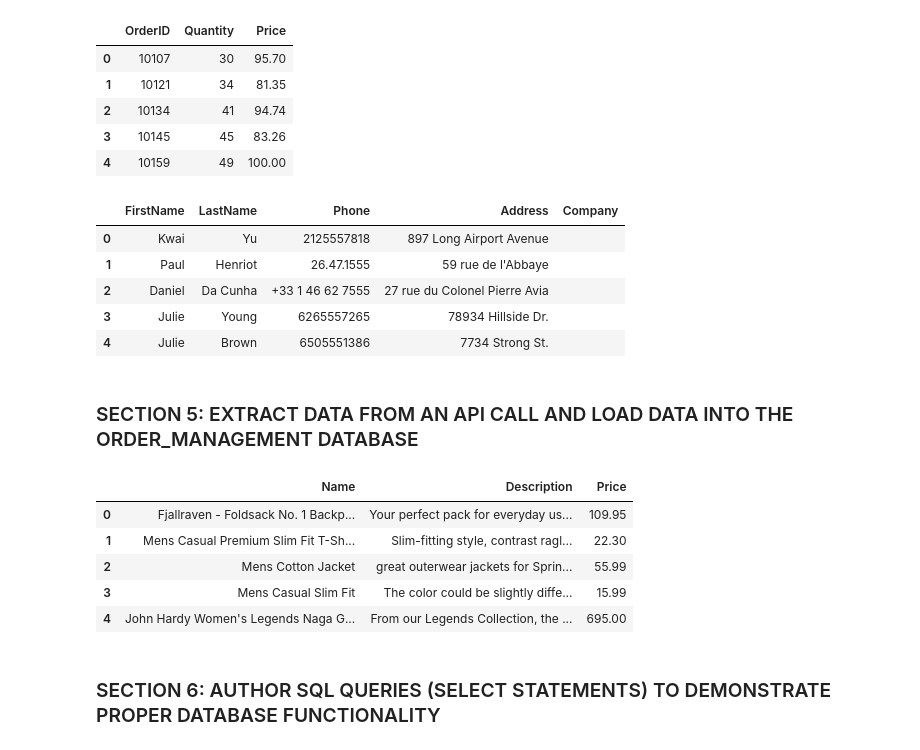
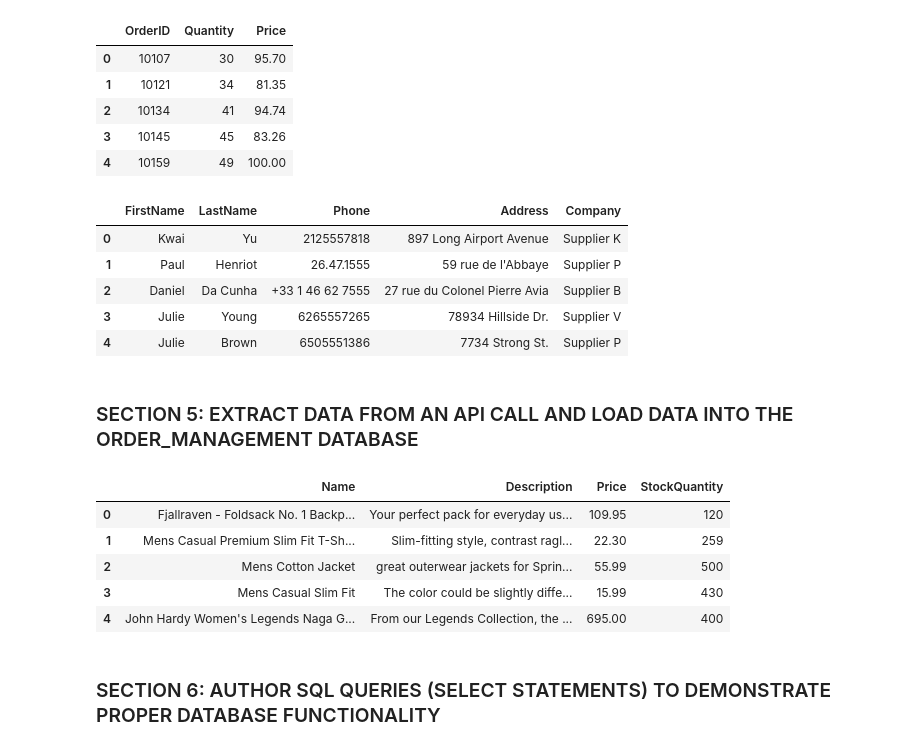
Before and after one commit to ronitreddy/DS-2002, a Jupyter notebook: Data_Project_1/Data_Project_1.ipynb, the cells around one changed output. Cells and saved outputs as stored; diff of their text form; code cells hidden in the pictures.

```diff
--- a/Data_Project_1/Data_Project_1.ipynb
+++ b/Data_Project_1/Data_Project_1.ipynb
@@ -162,6 +164,13 @@ try:
         'ship_address': 'ShippingAddress',
         'status_id': 'Status'
     }, inplace=True)
+    status_mapping = {
+        0: 'In Process',
+        1: 'On Hold',
+        2: 'Disputed',
+        3: 'Shipped'
+    }
+    northwind_orders_df['Status'] = northwind_orders_df['Status'].replace(status_mapping)
 except Exception as e:
     print(f"Error modifying data: {e}")
 
@@ -295,15 +304,15 @@ except Exception as e:
 # %%
 # Extract and transform products data from the CSV file
 try:
-    csv_products_df = csv_sales_data_df[['PRODUCTLINE', 'MSRP', 'QUANTITYORDERED']].copy()
+    csv_products_df = csv_sales_data_df[['PRODUCTLINE', 'DEALSIZE', 'MSRP', 'QUANTITYORDERED']].copy()
     csv_products_df.drop_duplicates(inplace=True)
     # Modify the columns from the CSV file to fit the order_management database
     csv_products_df.rename(columns={
         'PRODUCTLINE': 'Name',
+        'DEALSIZE': 'Description',
         'MSRP': 'Price',
         'QUANTITYORDERED': 'StockQuantity'
     }, inplace=True)
-    csv_products_df.insert(1, 'Description', '')
 except Exception as e:
     print(f"Error extracting and transforming product data: {e}")
 
@@ -324,16 +333,16 @@ except Exception as e:
 # %%
 # Extract and transform orders data from the CSV file
 try:
-    csv_orders_df = csv_sales_data_df[['ORDERNUMBER', 'ORDERDATE', 'STATUS']].copy()
+    csv_orders_df = csv_sales_data_df[['ORDERNUMBER', 'ORDERDATE', 'ADDRESSLINE2', 'STATUS']].copy()
     csv_orders_df.drop_duplicates(inplace=True)
     # Modify the columns from the CSV file to fit the order_management database
     csv_orders_df.rename(columns={
         'ORDERNUMBER': 'OrderID',
         'ORDERDATE': 'OrderDate',
+        'ADDRESSLINE2': 'ShippingAddress',
         'STATUS': 'Status'
     }, inplace=True)
-    csv_orders_df.insert(3, 'ShippingAddress', '')
-    # Convert the 'OrderDate' column to datetime format
+    # Convert the orderdate column to datetime format
     csv_orders_df['OrderDate'] = pd.to_datetime(csv_orders_df['OrderDate'], format='%m/%d/%Y %H:%M')
 except Exception as e:
     print(f"Error extracting and transforming order data: {e}")
@@ -391,18 +400,19 @@ try:
         'PHONE': 'Phone',
         'ADDRESSLINE1': 'Address'
     }, inplace=True)
-    csv_suppliers_df.insert(4, 'Company', '')
+    # Fill the company column with mock supplier data
+    csv_suppliers_df['Company'] = ['Supplier ' + random.choice(string.ascii_uppercase) for letter in range(len(csv_suppliers_df))]
 except Exception as e:
     print(f"Error extracting and transforming supplier data: {e}")
 
 csv_suppliers_df.head()
 # %% [output]
 |  | FirstName | LastName | Phone | Address | Company |
-| 0 | Kwai | Yu | 2125557818 | 897 Long Airport Avenue |  |
-| 1 | Paul | Henriot | 26.47.1555 | 59 rue de l'Abbaye |  |
-| 2 | Daniel | Da Cunha | +33 1 46 62 7555 | 27 rue du Colonel Pierre Avia |  |
-| 3 | Julie | Young | 6265557265 | 78934 Hillside Dr. |  |
-| 4 | Julie | Brown | 6505551386 | 7734 Strong St. |  |
+| 0 | Kwai | Yu | 2125557818 | 897 Long Airport Avenue | Supplier K |
+| 1 | Paul | Henriot | 26.47.1555 | 59 rue de l'Abbaye | Supplier P |
+| 2 | Daniel | Da Cunha | +33 1 46 62 7555 | 27 rue du Colonel Pierre Avia | Supplier B |
+| 3 | Julie | Young | 6265557265 | 78934 Hillside Dr. | Supplier V |
+| 4 | Julie | Brown | 6505551386 | 7734 Strong St. | Supplier P |
 # %%
 # Load the suppliers data into the order_management database
 try:
@@ -420,29 +430,31 @@ response = requests.get(api_url)
 # %%
 # Check if the request was successful
 if response.status_code == 200:
     try:
         # Convert the JSON response to a DataFrame
         api_products_data = response.json()
         api_products_df = pd.DataFrame(api_products_data)
         # Extract and transform products data from the API call
-        api_products_df = api_products_df[['title', 'description', 'price']]
+        api_products_df = api_products_df[['title', 'description', 'price', 'rating']]
+        api_products_df['StockQuantity'] = api_products_df['rating'].apply(lambda x: x['count'])
+        api_products_df.drop(columns=['rating'], inplace=True)
         # Modify the columns from the API call to fit the order_management database
         api_products_df.rename(columns={
             'title': 'Name',
             'description': 'Description',
             'price': 'Price',
         }, inplace=True)
     except Exception as e:
         print(f"Error converting API response to DataFrame: {e}")
 
 api_products_df.head()
 # %% [output]
-|  | Name | Description | Price |
-| 0 | Fjallraven - Foldsack No. 1 Backp... | Your perfect pack for everyday us... | 109.95 |
-| 1 | Mens Casual Premium Slim Fit T-Sh... | Slim-fitting style, contrast ragl... | 22.30 |
-| 2 | Mens Cotton Jacket | great outerwear jackets for Sprin... | 55.99 |
-| 3 | Mens Casual Slim Fit | The color could be slightly diffe... | 15.99 |
-| 4 | John Hardy Women's Legends Naga G... | From our Legends Collection, the ... | 695.00 |
+|  | Name | Description | Price | StockQuantity |
+| 0 | Fjallraven - Foldsack No. 1 Backp... | Your perfect pack for everyday us... | 109.95 | 120 |
+| 1 | Mens Casual Premium Slim Fit T-Sh... | Slim-fitting style, contrast ragl... | 22.30 | 259 |
+| 2 | Mens Cotton Jacket | great outerwear jackets for Sprin... | 55.99 | 500 |
+| 3 | Mens Casual Slim Fit | The color could be slightly diffe... | 15.99 | 430 |
+| 4 | John Hardy Women's Legends Naga G... | From our Legends Collection, the ... | 695.00 | 400 |
 # %%
 # Load the products data into the order_management database
 try:
```
Also changed, not shown: parts of 8 cells of this notebook.
